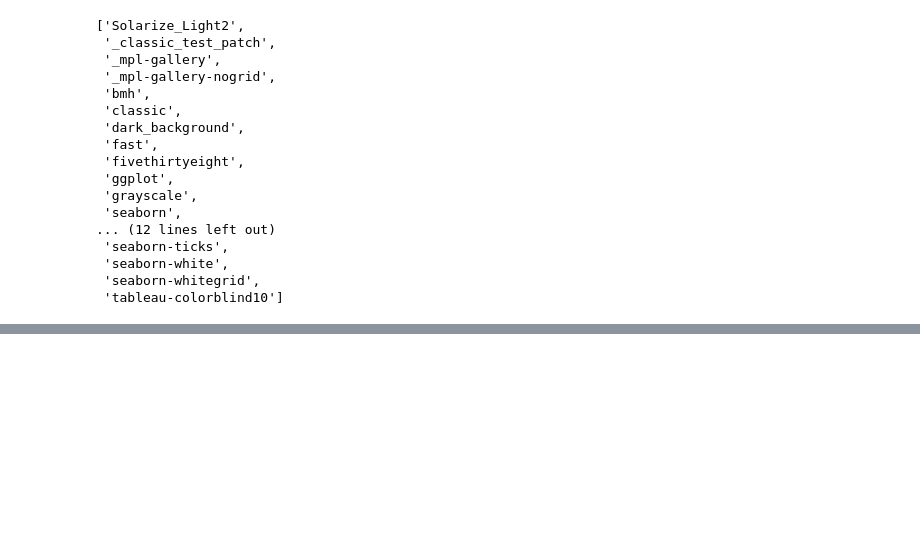
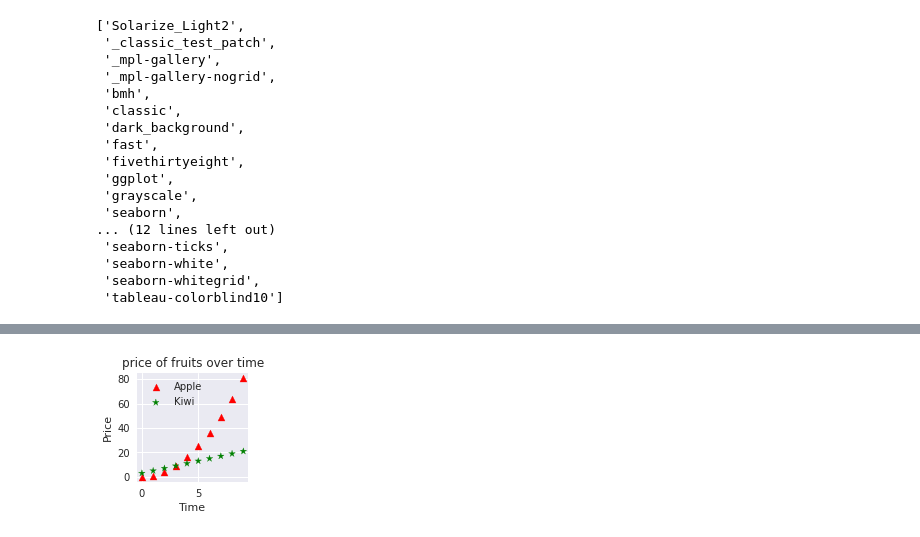
Before and after one commit to mohinesh9999/Kaggle, a Jupyter notebook: data-visualization.ipynb, the cells around one changed output, grey strips where cells are left out. Saved outputs shown, nothing was run; the diff lists cells and outputs as text; code cells hidden in the pictures; blank space fills up the shorter version.

```diff
--- a/data-visualization.ipynb
+++ b/data-visualization.ipynb
@@ -65,0 +76,15 @@ plt.plot?
+# %%
+#scatter plots
+#adjust size of plot
+plt.figure(figsize=(2,2))
+plt.style.use('seaborn')
+plt.scatter(x,y,color='red',label="Apple",marker='^')
+#plt.show()#for diff visuals
+plt.scatter(x,y2,color='green',label="Kiwi",linestyle="dashed",marker='*')
+plt.xlabel('Time')
+plt.ylabel('Price')
+plt.title("price of fruits over time")
+plt.legend()
+plt.show()
+# %% [output]
+[figure, added]
```
Also changed, not shown: parts of 2 cells of this notebook.
